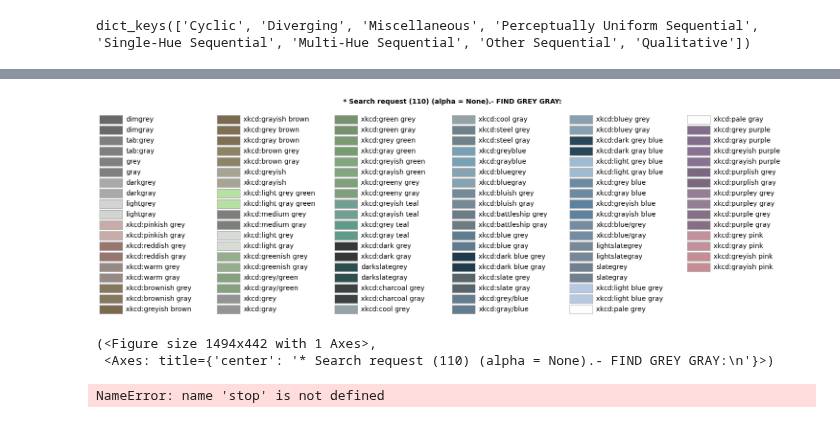
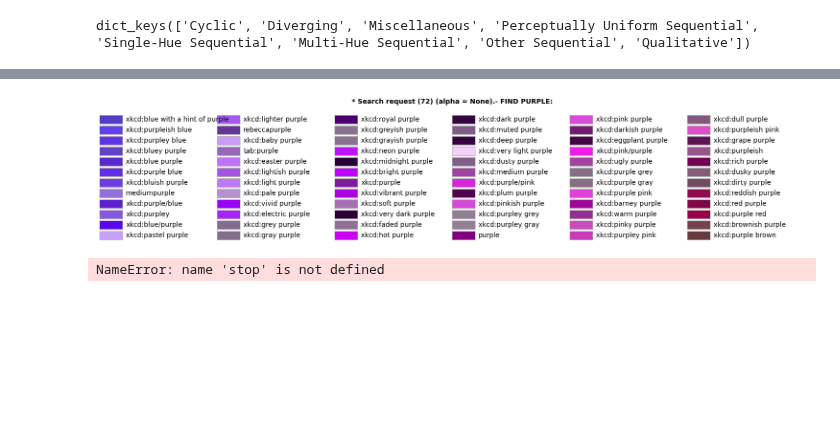
Before and after one commit to jmonti-gh/jm_utils, a Jupyter notebook: dev/ax_pie.ipynb, the cells around one changed output, grey strips where cells are left out. Drawn from its saved outputs; the diff is of its cells as text; code cells hidden in the pictures; blank space fills up the shorter version.

```diff
--- a/dev/ax_pie.ipynb
+++ b/dev/ax_pie.ipynb
@@ -355,10 +417,8 @@ mtints.plot_palettes('names')
 # %%
 ## colores
-mtints.plot_colors('find grey gray')
+fig = mtints.plot_colors('find purple')
 # %% [output]
-[figure, old version]
+[figure, new version]
-(<Figure size 1494x442 with 1 Axes>,
- <Axes: title={'center': '* Search request (110) (alpha = None).- FIND GREY GRAY:\n'}>)
 # %%
 stop()
 # %% [output]
```
Also changed, not shown: parts of 6 cells of this notebook, 3 other files.
